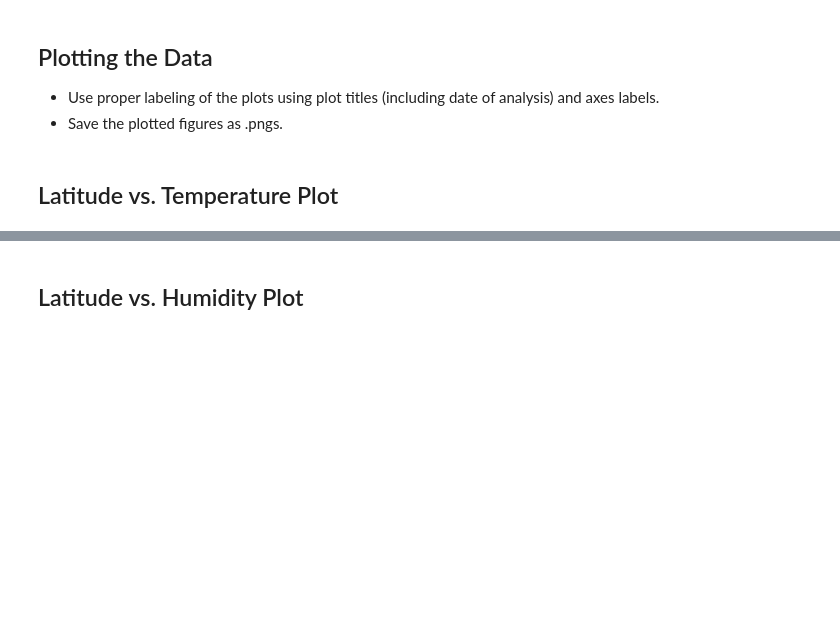
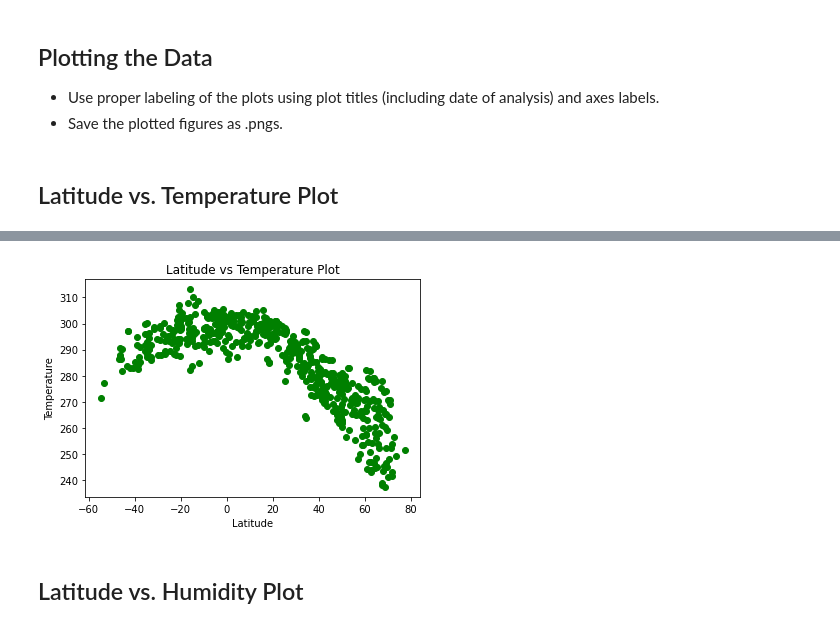
Before and after one commit to pemenalo/python-api-challenge, a Jupyter notebook: WeatherPy/WeatherPy.ipynb, the cells around one changed output, grey strips where cells are left out. Saved outputs shown, nothing was run; the diff lists cells and outputs as text; code cells hidden in the pictures; blank space fills up the shorter version.

```diff
--- a/WeatherPy/WeatherPy.ipynb
+++ b/WeatherPy/WeatherPy.ipynb
@@ -19,8 +19,13 @@ from api_keys import weather_api_key
 # Incorporated citipy to determine city based on latitude and longitude
 from citipy import citipy
 
+HTTP_STATUS_OK = 200
+HTTP_STATUS_NOT_FOUND = 401
+
 # Output File (CSV)
 output_data_file = "output_data/cities.csv"
+
+BASE_URL = f"http://api.openweathermap.org/data/2.5/weather?appid={weather_api_key}"
 
 # Range of latitudes and longitudes
 lat_range = (-90, 90)
@@ -98,0 +118,5 @@ Data Retrieval Complete
+# %%
+weather_data = {'City': city_name, 'Country': country, 'Lat': lattitude,
+                'Long': longitude, 'Date': date, 'Temp': temperature,
+                'Wind Spd': wind_speed, 'Cloud Cvr': cloud_cover, 'Humid': humidity }
+weather_data_df = pd.DataFrame(weather_data)
@@ -137,2 +180,12 @@ Int64Index([], dtype='int64')
+# %%
+x_values = weather_data_df['Lat']
+y_values = weather_data_df['Temp']
+plt.scatter(x_values,y_values, color='green')
+plt.xlabel('Latitude')
+plt.ylabel('Temperature')
+plt.title('Latitude vs Temperature Plot')
+plt.show()
+# %% [output]
+[figure, added]
 # %% [markdown]
 ## Latitude vs. Humidity Plot
```
Also changed, not shown: parts of 42 cells of this notebook, 3 other files.
